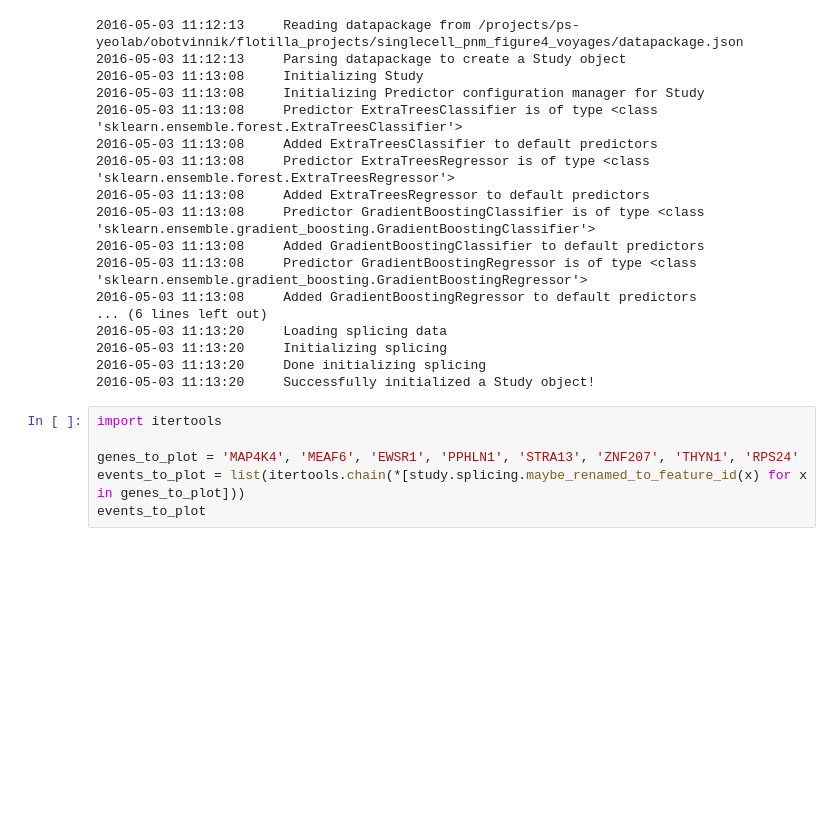
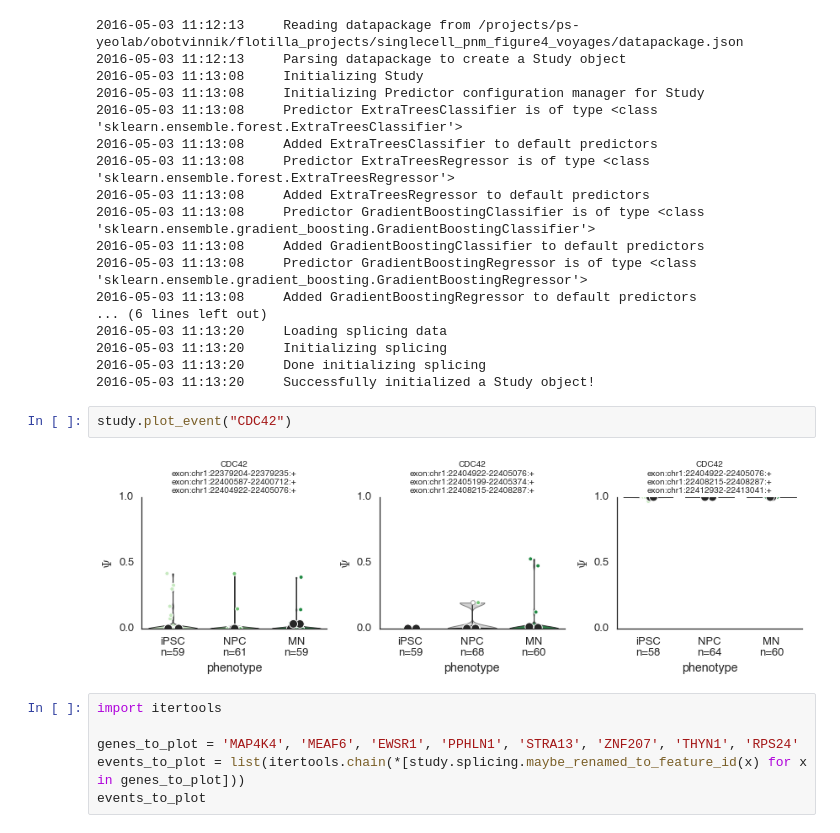
Before and after one commit to YeoLab/singlecell_pnm, a Jupyter notebook: 5._Figure_5/5.04_Figure_5K-Q_violinplots_and_voyageplots.ipynb, the cells around one changed output. Saved outputs shown, nothing was run; the diff lists cells and outputs as text; blank space fills up the shorter version.

```diff
--- a/5._Figure_5/5.04_Figure_5K-Q_violinplots_and_voyageplots.ipynb
+++ b/5._Figure_5/5.04_Figure_5K-Q_violinplots_and_voyageplots.ipynb
@@ -38,6 +38,10 @@ study = flotilla.embark('singlecell_pnm_figure4_voyages', flotilla_dir=flotilla_
 2016-05-03 11:13:20     Initializing splicing
 2016-05-03 11:13:20     Done initializing splicing
 2016-05-03 11:13:20     Successfully initialized a Study object!
+# %%
+study.plot_event("CDC42")
+# %% [output]
+[figure, added]
 # %%
 import itertools
 
```
Also changed, not shown: parts of 5 cells of this notebook, 44 other files.
